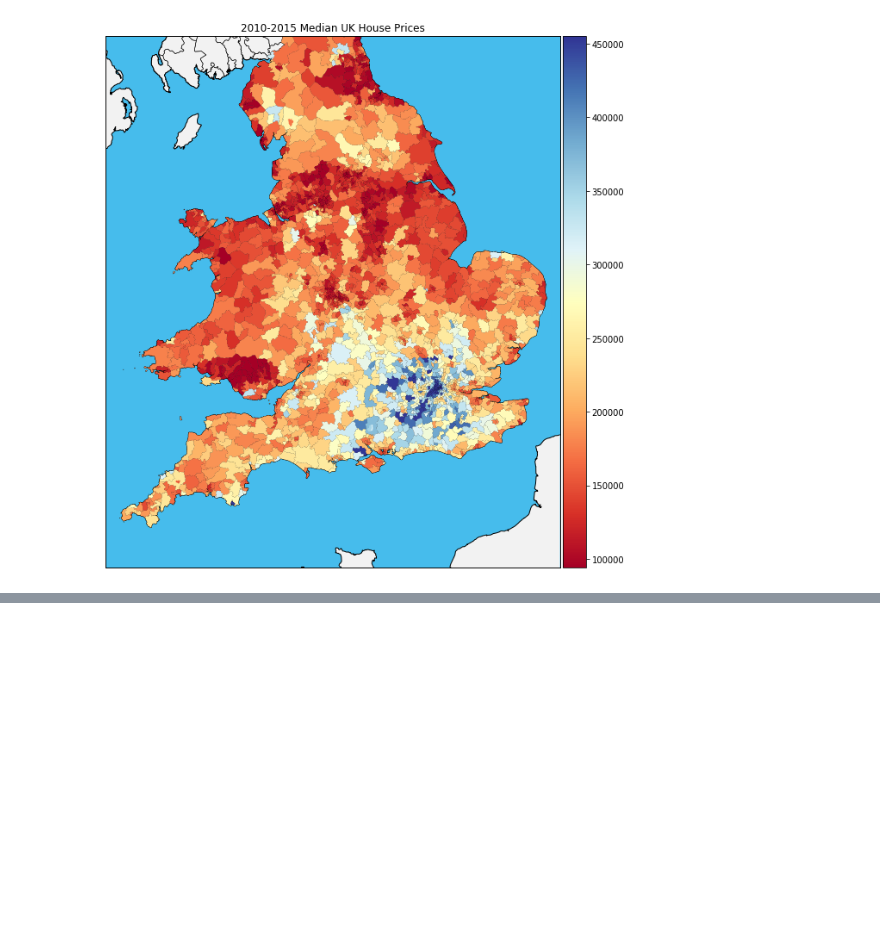
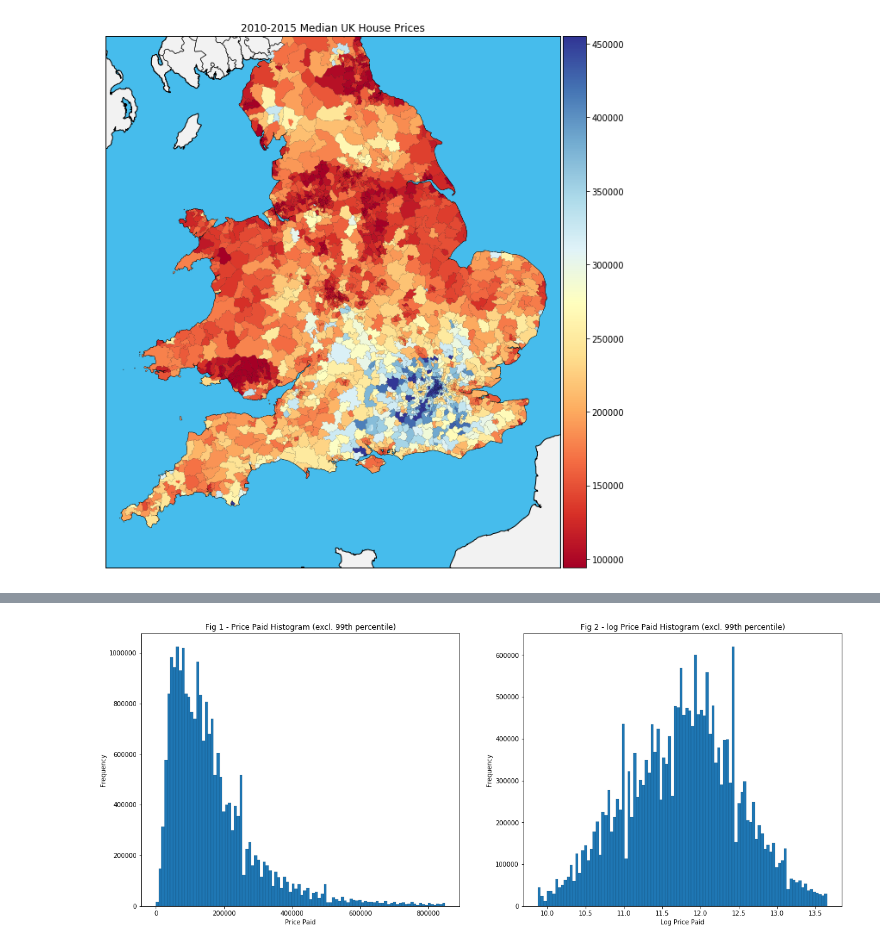
Before and after one commit to Cemlyn/UK-Housing-Market, a Jupyter notebook: House_Price_Index.ipynb, the cells around one changed output, grey strips where cells are left out. Drawn from its saved outputs; the diff is of its cells as text; code cells hidden in the pictures; blank space fills up the shorter version.

```diff
--- a/House_Price_Index.ipynb
+++ b/House_Price_Index.ipynb
@@ -308,0 +333,16 @@ $$ \ln({value_p^t})= \beta_0^t + \sum{\beta_k^t x_{kp}}$$
+# %%
+df.loc[:,'log_price'] = np.log(df.price)
+
+fig = plt.figure(figsize=(20, 8))
+plt.subplot(1,2,1)
+df[df['price']<=df.price.quantile(0.99)].price.plot.hist(bins=100, edgecolor='black', linewidth=0.1)
+plt.title("Fig 1 - Price Paid Histogram (excl. 99th percentile)")
+plt.xlabel("Price Paid")
+
+plt.subplot(1,2,2)
+df[(df['log_price']<=df.log_price.quantile(0.99)) & (df['log_price']>=df.log_price.quantile(0.01))].log_price.plot.hist(bins=100, edgecolor='black', linewidth=0.1)
+plt.title("Fig 2 - log Price Paid Histogram (excl. 99th percentile)")
+plt.xlabel("Log Price Paid")
+plt.show()
+# %% [output]
+[figure, added]
```
Also changed, not shown: parts of 29 cells of this notebook.
